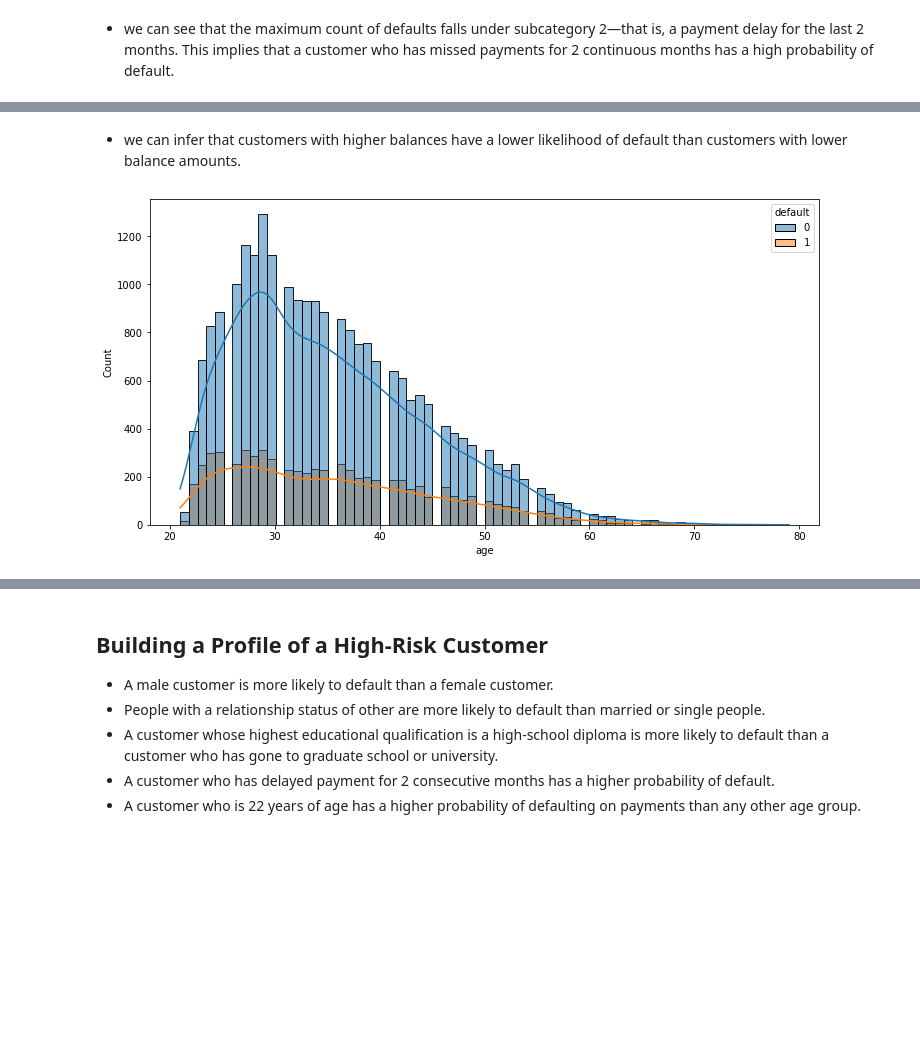
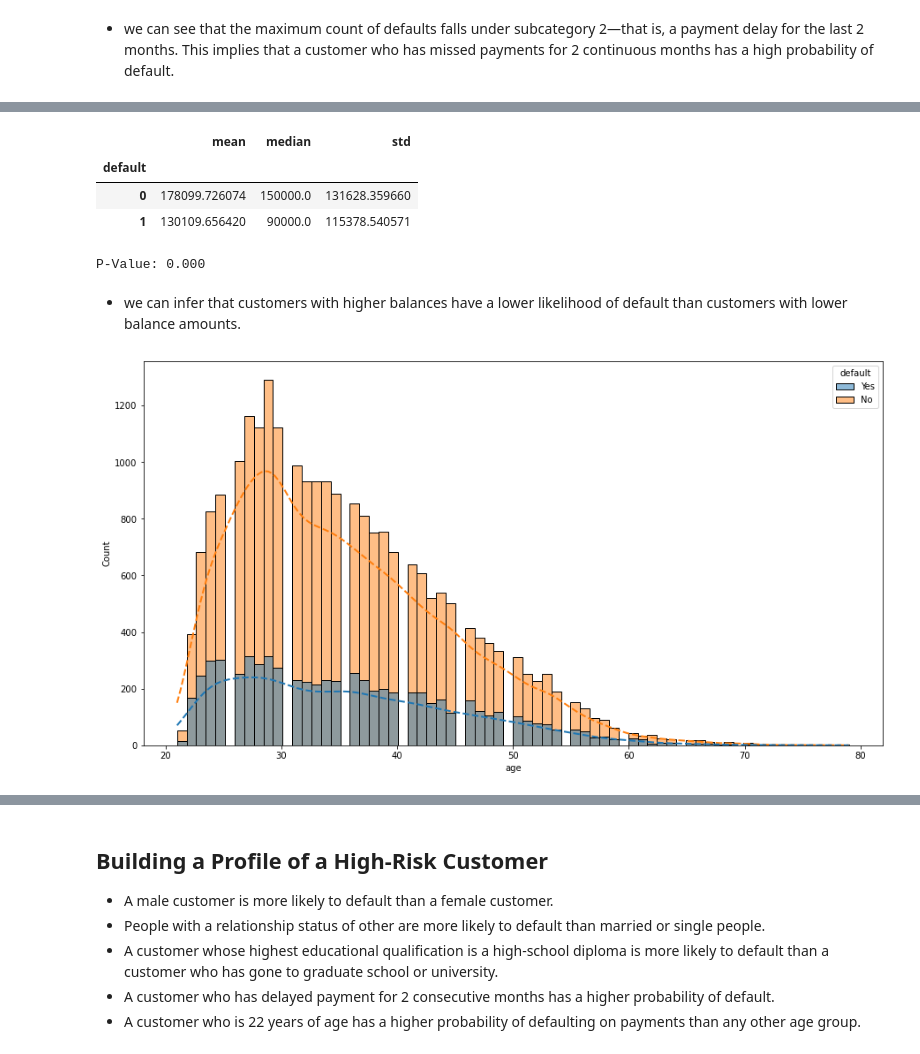
Before and after one commit to myghact-1/Data-Analysis, a Jupyter notebook: Analysis of Credit Card Defaulters.ipynb, the cells around one changed output, grey strips where cells are left out. Cells and saved outputs as stored; diff of their text form; code cells hidden in the pictures; blank space fills up the shorter version.

```diff
--- a/Analysis of Credit Card Defaulters.ipynb
+++ b/Analysis of Credit Card Defaulters.ipynb
@@ -88,4 +77,6 @@ dtype: int64
 # %%
+df.rename(columns={"default payment next month":"default"}, inplace=True)
+
 df.columns = df.columns.str.strip().str.replace(' ', '_').str.lower()
 # %%
 preprocessed_df = df.copy()
@@ -115,8 +107,7 @@ fill = (df.marriage == 0)
 preprocessed_df.loc[fill, 'marriage'] = 2
 df.loc[fill, 'marriage'] = 2
 # %%
-preprocessed_df = preprocessed_df.rename(columns={'default_payment_next_month': 'default',
-                                                  'pay_0': 'pay_1'})
+preprocessed_df = preprocessed_df.rename(columns={'pay_0': 'pay_1'})
 preprocessed_df.head()
 # %% [output]
 |  | id | limit_bal | sex | education | marriage | age | pay_1 | pay_2 | pay_3 | pay_4 | ... |
@@ -192,6 +208,3 @@ Name: marriage, dtype: float64
 # %%
-plt.rcParams['figure.figsize'] = [12,6]
-
-sns.countplot(data=preprocessed_df, x='sex', hue='default')
-plt.show()
+plot_categorical_count(preprocessed_df, col='sex', hue='default', is_pct=False)
 # %% [output]
@@ -199,3 +211,0 @@ plt.show()
-# %%
-## rechanging the default column mapping
-preprocessed_df.default = preprocessed_df.default.map({'Yes':1, 'No':0})
@@ -282,7 +279,26 @@ plt.show()
+# %%
+df.groupby('default')['limit_bal'].agg(['mean', 'median', 'std'])
+# %% [output]
+|  | mean | median | std |
+| default |  |  |  |
+| 0 | 178099.726074 | 150000.0 | 131628.359660 |
+| 1 | 130109.656420 | 90000.0 | 115378.540571 |
+# %%
+## hypothesis test to check whether average balance for dafaulters and non-defaulters are same
+
+res = stats.ttest_ind(preprocessed_df.limit_bal.loc[preprocessed_df.default=='Yes'],
+                preprocessed_df.limit_bal.loc[preprocessed_df.default=='No'])
+
+print(f"P-Value: {res[1]:.3f}")
+# %% [output]
+P-Value: 0.000
 # %% [markdown]
 - we can infer that customers with higher balances have a lower likelihood of default than customers with lower balance amounts.
 # %%
-sns.histplot(data=preprocessed_df, x='age', hue='default', kde=True)
+## Age
+
+sns.histplot(data=preprocessed_df, x='age', hue='default',
+            kde=True, line_kws={'ls':'--', 'lw':2})
 plt.show()
 # %% [output]
-[figure, old version]
+[figure, new version]
```
Also changed, not shown: parts of 41 cells of this notebook, 4 other files.
